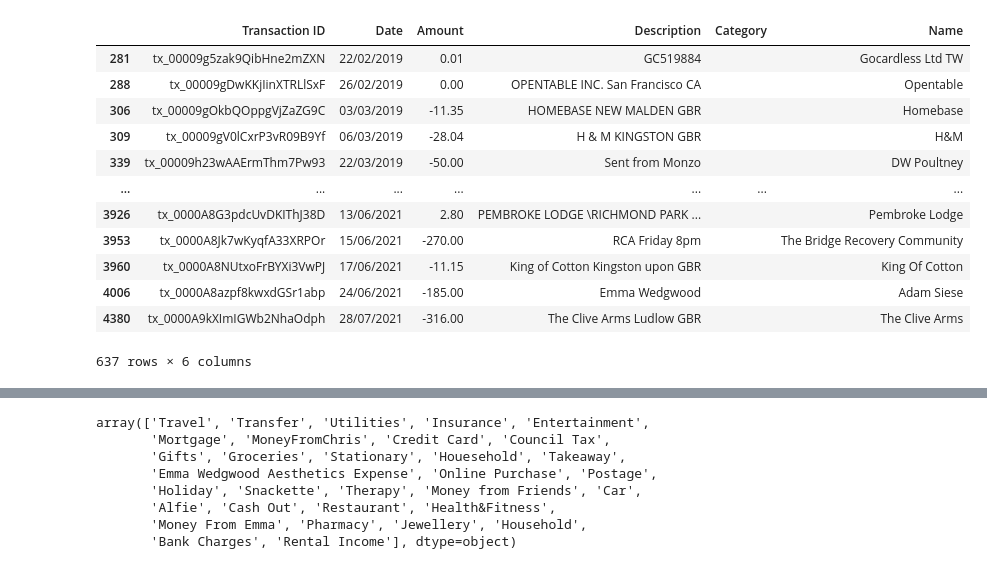
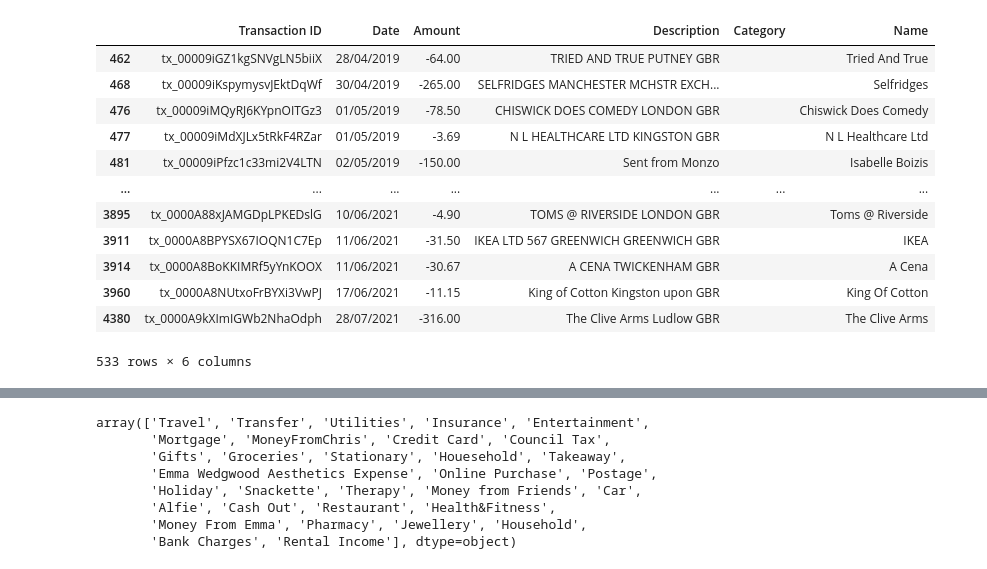
Before and after one commit to chriswedgwood/chriswedgwood, a Jupyter notebook: Finances.ipynb, the cells around one changed output, grey strips where cells are left out. Saved outputs shown, nothing was run; the diff lists cells and outputs as text; code cells hidden in the pictures.

```diff
--- a/Finances.ipynb
+++ b/Finances.ipynb
@@ -28,6 +28,10 @@ df.loc[df['Description'].str.contains('CUSTOMCLEAN-FRHVEY'), ['Category']] = 'Ho
 df.loc[df['Description'].str.contains('helppay'), ['Category']] = 'Bank Charges'
 df.loc[df['Description'].str.contains('VICTORIA'), ['Category']] = 'Restaurant'
 df.loc[df['Description'].str.contains('ChrisEmma Retreat'), ['Category']] = 'Holiday'
+df.loc[df['Description'].str.contains('GC519884'), ['Category']] = 'Holiday'
+df.loc[df['Description'].str.contains('rca|Rca|RCA'), ['Category']] = 'RCA'
+df.loc[df['Description'].str.contains('MANCHESTER MCHSTR EXCHAN'), ['Category']] = 'RCA'
+
 
 
 
@@ -35,4 +39,5 @@ df.loc[df['Description'].str.contains('ChrisEmma Retreat'), ['Category']] = 'Hol
 
 
 df[df['Category'] == '']
+df['Description'].str.contains('CHESTER')
 # %% [output]
@@ -85,65 +89,71 @@ df.loc[df['Name'].str.contains('F45|Tennis'), ['Category']] = 'Health&Fitness'
 #####
 df.loc[df['Name'].str.contains('Pet'), ['Category']] = 'ALfie'
 df.loc[df['Name'].str.contains('PayPal'), ['Category']] = 'Bank Charges'
-df.loc[df['Name'].str.contains('Ealing Broadway Centre|Kingston Tyre|Shell|BP|Kingston Valeting|NCP|drivetech|Automotive|LeasePlan UK|Car Leasing|Mipermit|Parking'), ['Category']] = 'Car'
+df.loc[df['Name'].str.contains('Phone and Pay|Palace Road|Car Park|Ealing Broadway Centre|Kingston Tyre|Shell|BP|Kingston Valeting|NCP|drivetech|Automotive|LeasePlan UK|Car Leasing|Mipermit|Parking'), ['Category']] = 'Car'
+df.loc[df['Name'].str.contains('Kwik Fit'), ['Category']] = 'Car'
+
 df.loc[df['Name'].str.contains('ATM'), ['Category']] = 'Cash Out'
 df.loc[df['Name'].str.contains('MBNA|Barclaycard|Halifax'), ['Category']] = 'Credit Card'
-df.loc[df['Name'].str.contains('Hugo Boss|QVC'), ['Category']] = 'Clothing'
+df.loc[df['Name'].str.contains('Hugo Boss|QVC|H&M|Reiss|Moss Kingston|Zara'), ['Category']] = 'Clothing'
 df.loc[df['Name'].str.contains('Rituals'), ['Category']] = 'Cosmetics'
 
 df.loc[df['Name'].str.contains('TV|Prime Video|Netflix|Audible|Rose Theatre Kingston|Odeon'), ['Category']] = 'Entertainment'
 df.loc[df['Name'].str.contains('Tiffany|The Conran Shop'), ['Category']] = 'Gifts'
 df.loc[df['Name'].str.contains('Superdrug|Harry|Boots|Psychiatry-uk|Skn Victoria Street|Stormmedial'), ['Category']] = 'Health Care'
-df.loc[df['Name'].str.contains('Booking.com|TripAdvisor|Blacks|Hotel'), ['Category']] = 'Holiday'
-df.loc[df['Name'].str.contains('Four Seasons Resort|The Moorfields|Roman Baths|Camping|The Ginger Pig'), ['Category']] = 'Holiday'
+df.loc[df['Name'].str.contains('Minster Mill|The Highway Inn|Aquanaut|Booking.com|TripAdvisor|Blacks|Hotel'), ['Category']] = 'Holiday'
+df.loc[df['Name'].str.contains('The Windmill Reviv|Four Seasons Resort|The Moorfields|Roman Baths|Camping|The Ginger Pig'), ['Category']] = 'Holiday'
 
-df.loc[df['Name'].str.contains('Lucy White Dry|Argos|Surrey Skip Bags|Garden Revamp Company|Ungaretti|www.chimsoc.co.uk|Lamp and Light|Wilko|John Lewis|Poundland|Tsveti|West Elm|Wickes|Luke|Lucas Ungarett|Lights4fun.|Mike King Electrical'),
+df.loc[df['Name'].str.contains('House Of Fraser|Adam Siese|Homebase|Lucy White Dry|Argos|Surrey Skip Bags|Garden Revamp Company|Ungaretti|www.chimsoc.co.uk|Lamp and Light|Wilko|John Lewis|Poundland|Tsveti|West Elm|Wickes|Luke|Lucas Ungarett|Lights4fun.|Mike King Electrical'),
        ['Category']] = 'Household'
 df.loc[df['Name'].str.contains('Mnr Jewellers|Serendib Jewellers'), ['Category']] = 'Jewellery'
 df.loc[df['Name'].str.contains('WEDGWOOD E|POULTNEY E|Emma Wedgwood'), ['Category']] = 'Money From Emma'
 df.loc[df['Name'].str.contains('Richard Hill'), ['Category']] = 'Money from Friends'
-df.loc[df['Name'].str.contains('Miss Gemma Oliver|Ruth Vizard'), ['Category']] = 'Money to Friends'
+df.loc[df['Name'].str.contains('Miss Gemma Oliver|Ruth Vizard|DW Poultney'), ['Category']] = 'Money to Friends'
 
 df.loc[df['Name'].str.contains('DHL|Dhl|Royal Mail|Post Office'), ['Category']] = 'Postage'
-df.loc[df['Name'].str.contains('Giggling Squid|Trullo|Tangawizi|Nando|Sorabol|Ivy|The Britannia Richmond'), ['Category']] = 'Restaurant'
-df.loc[df['Name'].str.contains('Tangawizi|COOK|Dusk|Iberica|The Admiral Codrington|Haz|Pizza Express'), ['Category']] = 'Restaurant'
+df.loc[df['Name'].str.contains('www.upstairsatthreeand|Franco Manca|Giggling Squid|Trullo|Tangawizi|Nando|Sorabol|Ivy|The Britannia Richmond'), ['Category']] = 'Restaurant'
+df.loc[df['Name'].str.contains('Buba|The French Table|Opentable|Carluccio|Tangawizi|COOK|Dusk|Iberica|The Admiral Codrington|Haz|Pizza Express'), ['Category']] = 'Restaurant'
 
-df.loc[df['Name'].str.contains('Pret|Juice|Hazs|Host Olympia|Grababite|Grind|Soul Deli|Eat17'), ['Category']] = 'Snackette'
+df.loc[df['Name'].str.contains('Rivermead Leisure Complex and Gym|Pret|Juice|Hazs|Host Olympia|Grababite|Grind|Soul Deli|Eat17'), ['Category']] = 'Snackette'
 df.loc[df['Name'].str.contains('Bento|Crosstown|Welcome Break|Juice|JUICE|Real Food Market'), ['Category']] = 'Snackette'
-df.loc[df['Name'].str.contains('Bakery|The Press Room|Krispy|Savanna|McDonald|Tortilla|Leon|Espresso|Roaster|Protein'), ['Category']] = 'Snackette'
-df.loc[df['Name'].str.contains('Doughnut Time|Best One Xpress|Pier Walk|Cuppa|Lamb And Flag'), ['Category']] = 'Snackette'
+df.loc[df['Name'].str.contains('Local Hero|Bakery|The Press Room|Krispy|Savanna|McDonald|Tortilla|Leon|Espresso|Roaster|Protein'), ['Category']] = 'Snackette'
+df.loc[df['Name'].str.contains('Pembroke Lodge|Doughnut Time|Best One Xpress|Pier Walk|Cuppa|Lamb And Flag'), ['Category']] = 'Snackette'
 df.loc[df['Name'].str.contains('Ryman|Scribbler'), ['Category']] = 'Stationary'
 
-df.loc[df['Name'].str.contains('City String Ensemble|Start The Dance|Waymour Bus Hire|Blue Door Productions|Miss Ja Dick'), ['Category']] = 'Wedding'
-df.loc[df['Name'].str.contains('Portraits Bridal|Angie Bryant|Wedding|Miss A Akdemir|Select Contracts Uk'), ['Category']] = 'Wedding'
+df.loc[df['Name'].str.contains('We Are The Fuel|City String Ensemble|Start The Dance|Waymour Bus Hire|Blue Door Productions|Miss Ja Dick'), ['Category']] = 'Wedding'
+df.loc[df['Name'].str.contains('Zaza|Jack Bunney Ltd|Etsy.com - Bespokewedd|Childrensalon|Bridal|Wonderbly Personalised|Portraits Bridal|Angie Bryant|Wedding|Miss A Akdemir|Select Contracts Uk'), ['Category']] = 'Wedding'
 df.loc[df['Name'].str.contains('Webhostinghub|ExpressVPN'), ['Category']] = 'Tech'
 df.loc[df['Name'].str.contains('Artworks|Art5 Gallery'), ['Category']] = 'Art'
+df.loc[df['Name'].str.contains('Toni|Jo Hansford'), ['Category']] = 'Hair'
+df.loc[df['Name'].str.contains('SIMPSON MILLAR LLP'), ['Category']] = 'Legal'
+
+
 
 
 
 #####
 df.loc[df['Name'].str.contains('Louis Vuitton'), ['Category']] = 'Luxury'
 
 df.loc[df['Name'].str.contains('Tangawizi'), ['Category']] = 'Restaurant'
 
 
 
 
 df[df['Category'] == '']
 # %% [output]
 |  | Transaction ID | Date | Amount | Description | Category | Name |
-| 281 | tx_00009g5zak9QibHne2mZXN | 22/02/2019 | 0.01 | GC519884 |  | Gocardless Ltd TW |
-| 288 | tx_00009gDwKKjIinXTRLlSxF | 26/02/2019 | 0.00 | OPENTABLE INC. San Francisco CA |  | Opentable |
-| 306 | tx_00009gOkbQOppgVjZaZG9C | 03/03/2019 | -11.35 | HOMEBASE NEW MALDEN GBR |  | Homebase |
-| 309 | tx_00009gV0lCxrP3vR09B9Yf | 06/03/2019 | -28.04 | H & M KINGSTON GBR |  | H&M |
-| 339 | tx_00009h23wAAErmThm7Pw93 | 22/03/2019 | -50.00 | Sent from Monzo |  | DW Poultney |
+| 462 | tx_00009iGZ1kgSNVgLN5biiX | 28/04/2019 | -64.00 | TRIED AND TRUE PUTNEY GBR |  | Tried And True |
+| 468 | tx_00009iKspymysvJEktDqWf | 30/04/2019 | -265.00 | SELFRIDGES MANCHESTER MCHSTR EXCH... |  | Selfridges |
+| 476 | tx_00009iMQyRJ6KYpnOITGz3 | 01/05/2019 | -78.50 | CHISWICK DOES COMEDY LONDON GBR |  | Chiswick Does Comedy |
+| 477 | tx_00009iMdXJLx5tRkF4RZar | 01/05/2019 | -3.69 | N L HEALTHCARE LTD KINGSTON GBR |  | N L Healthcare Ltd |
+| 481 | tx_00009iPfzc1c33mi2V4LTN | 02/05/2019 | -150.00 | Sent from Monzo |  | Isabelle Boizis |
 | ... | ... | ... | ... | ... | ... | ... |
-| 3926 | tx_0000A8G3pdcUvDKIThJ38D | 13/06/2021 | 2.80 | PEMBROKE LODGE \RICHMOND PARK ... |  | Pembroke Lodge |
-| 3953 | tx_0000A8Jk7wKyqfA33XRPOr | 15/06/2021 | -270.00 | RCA Friday 8pm |  | The Bridge Recovery Community |
+| 3895 | tx_0000A88xJAMGDpLPKEDslG | 10/06/2021 | -4.90 | TOMS @ RIVERSIDE LONDON GBR |  | Toms @ Riverside |
+| 3911 | tx_0000A8BPYSX67IOQN1C7Ep | 11/06/2021 | -31.50 | IKEA LTD 567 GREENWICH GREENWICH GBR |  | IKEA |
+| 3914 | tx_0000A8BoKKIMRf5yYnKOOX | 11/06/2021 | -30.67 | A CENA TWICKENHAM GBR |  | A Cena |
 | 3960 | tx_0000A8NUtxoFrBYXi3VwPJ | 17/06/2021 | -11.15 | King of Cotton Kingston upon GBR |  | King Of Cotton |
-| 4006 | tx_0000A8azpf8kwxdGSr1abp | 24/06/2021 | -185.00 | Emma Wedgwood |  | Adam Siese |
 | 4380 | tx_0000A9kXImIGWb2NhaOdph | 28/07/2021 | -316.00 | The Clive Arms Ludlow GBR |  | The Clive Arms |
-637 rows × 6 columns
+533 rows × 6 columns
 # %%
 
 df['year_month_day'] = pd.to_datetime(df['Date'], format='%d/%m/%Y').dt.strftime('%Y-%m-%d')
```
Also changed, not shown: parts of 1 cell of this notebook.
